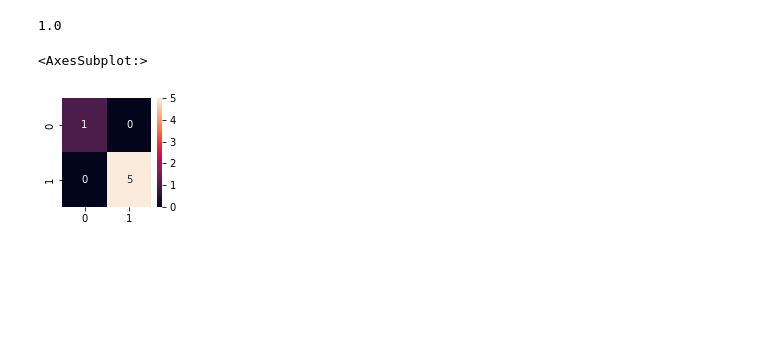
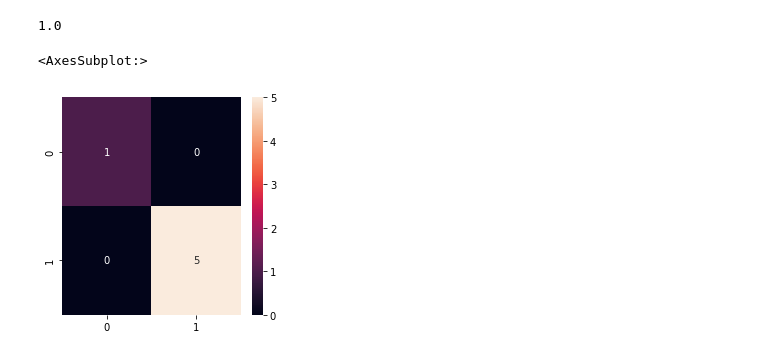
Before and after one commit to abbasshafi/SZIC-AI, a Jupyter notebook: Logistic Regression.ipynb, the cells around one changed output. Drawn from its saved outputs; the diff is of its cells as text; code cells hidden in the pictures; blank space fills up the shorter version.

```diff
--- a/Logistic Regression.ipynb
+++ b/Logistic Regression.ipynb
@@ -131,9 +131,9 @@ accuracy_score(y_test, y_pred)
  [0 5]]
 1.0
 # %%
-fig= plt.figure(figsize=(2,2))
-corr_mat=cm
-sns.heatmap(corr_mat,annot=True)
+fig= plt.figure(figsize=(4,4))
+hm=cm
+sns.heatmap(hm,annot=True)
 # %% [output]
 <AxesSubplot:>
-[figure, old version]
+[figure, new version]
```
